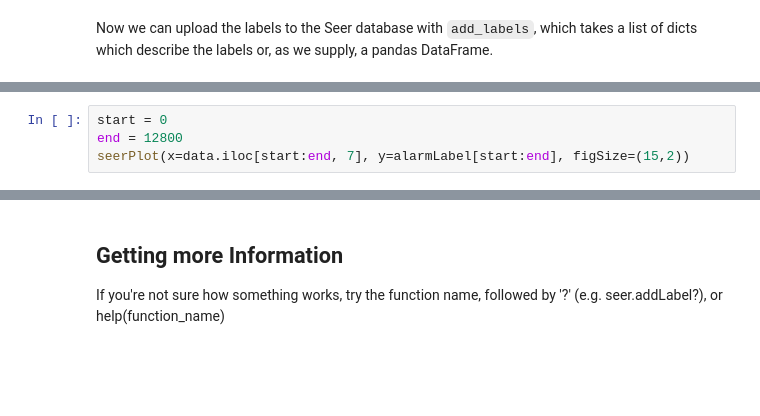
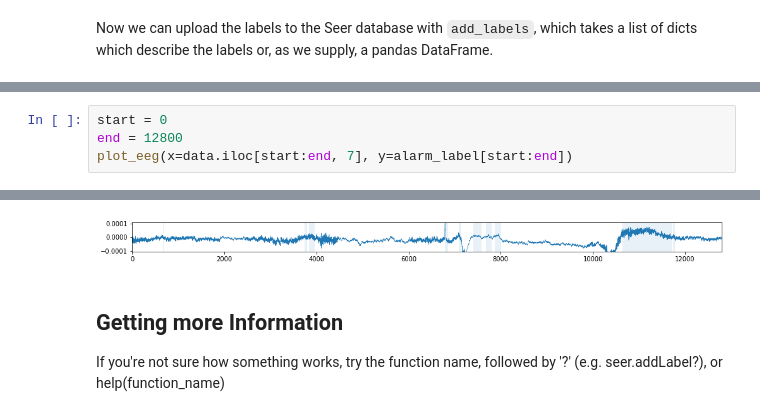
Before and after one commit to seermedical/seer-py, a Jupyter notebook: Examples/Example.ipynb, the cells around one changed output, grey strips where cells are left out. Cells and saved outputs as stored; diff of their text form; blank space fills up the shorter version.

```diff
--- a/Examples/Example.ipynb
+++ b/Examples/Example.ipynb
@@ -189,5 +181,5 @@ response
 # %%
 start = 0
 end = 12800
-seerPlot(x=data.iloc[start:end, 7], y=alarmLabel[start:end], figSize=(15,2))
+plot_eeg(x=data.iloc[start:end, 7], y=alarm_label[start:end])
 # %% [output]
@@ -195,3 +187,4 @@ NameError: name 'seerPlot' is not defined
+[figure, added]
 # %% [markdown]
 ## Getting more Information
 
```
Also changed, not shown: parts of 8 cells of this notebook, 1 other file.
